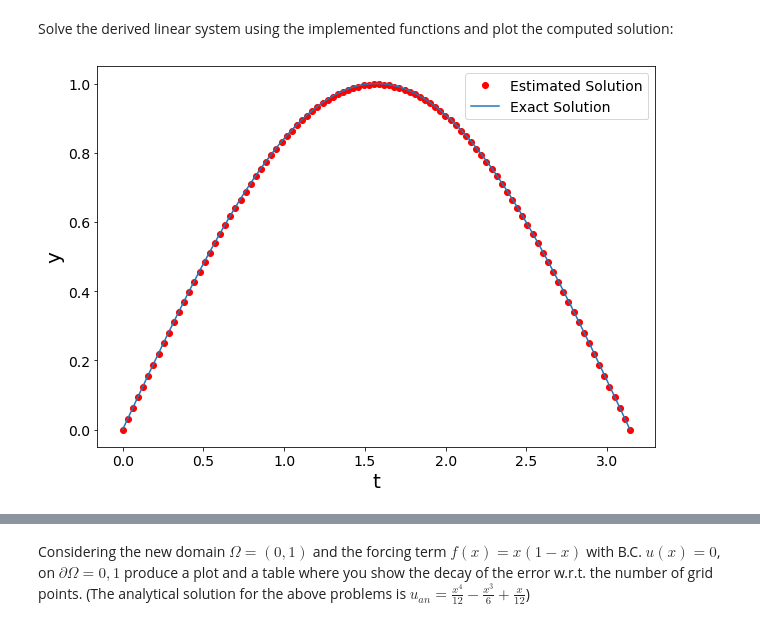
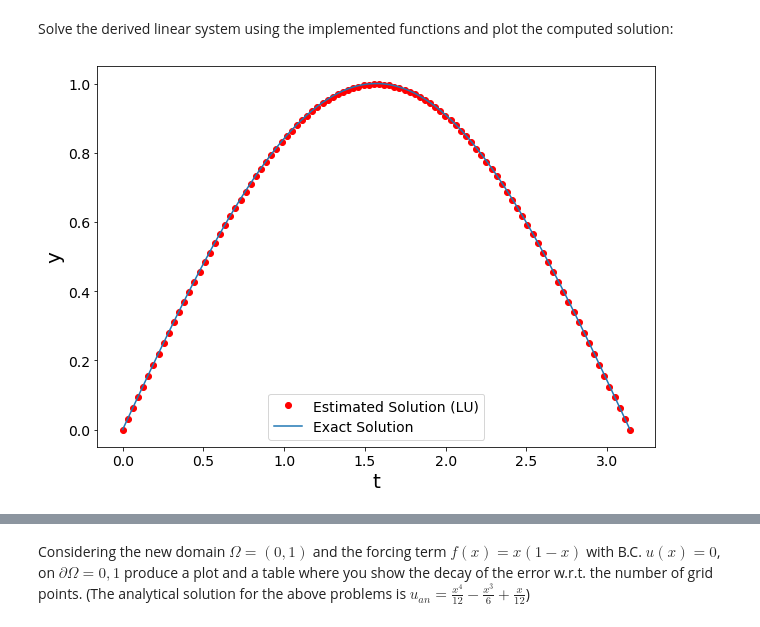
Before and after one commit to zainabnazari/numerical-analysis-2021-2022, a Jupyter notebook: FinalProject_2021_2022.ipynb, the cells around one changed output, grey strips where cells are left out. Saved outputs shown, nothing was run; the diff lists cells and outputs as text; code cells hidden in the pictures.

```diff
--- a/FinalProject_2021_2022.ipynb
+++ b/FinalProject_2021_2022.ipynb
@@ -121,21 +121,21 @@ Solve the derived linear system using the implemented functions and plot the com
 # %%
 x = np.linspace(omega[0], omega[1], n)
 
 w = L_solve(L,b)
 u = U_solve(U,w)
 
 # A1 = A.copy()
 # u = linalg.solve(A1, f(x))
 u_ex = np.sin(x)
 
 
 figure(figsize=(10,7))
-_ = plot(x,u,'ro', label='Estimated Solution')
+_ = plot(x,u,'ro', label='Estimated Solution (LU)')
 _ = plot(x,u_ex, label='Exact Solution')
 xlabel('t', fontsize=20)
 ylabel('y', fontsize=20)
 xticks(fontsize=14)
 yticks(fontsize=14)
 legend(fontsize=14);
 # %% [output]
-[figure, old version]
+[figure, new version]
```
Also changed, not shown: parts of 1 cell of this notebook.
